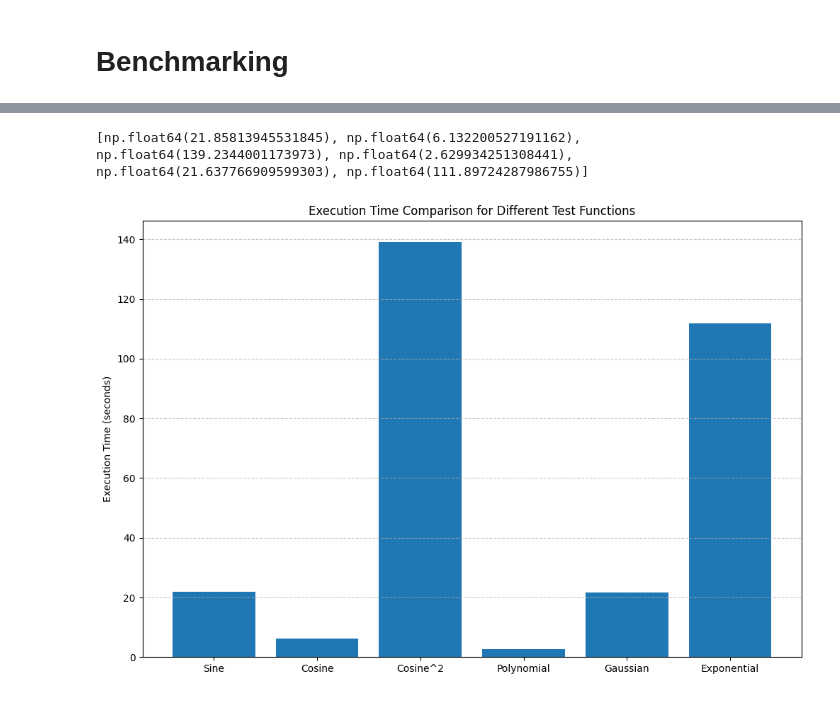
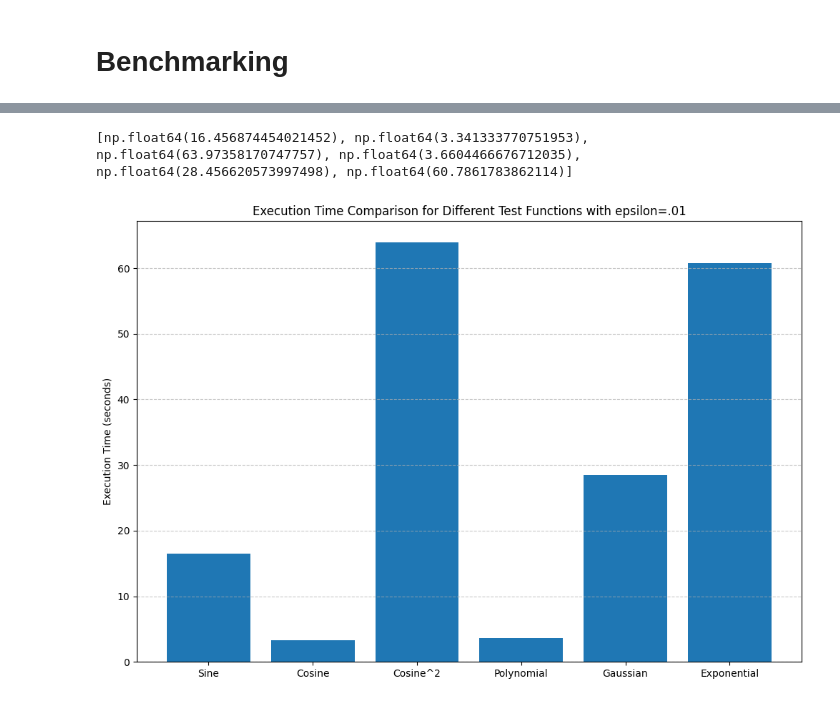
Before and after one commit to casparschucan/feynman-kac-python, a Jupyter notebook: src/benchmarking.ipynb, the cells around one changed output, grey strips where cells are left out. Cells and saved outputs as stored; diff of their text form; code cells hidden in the pictures.

```diff
--- a/src/benchmarking.ipynb
+++ b/src/benchmarking.ipynb
@@ -135,33 +135,33 @@ plt.show()
 # %%
 
 function_results = benchmark_results
 function_results = benchmark_results[benchmark_results['x'] == 0.5]
 function_results = function_results[function_results['dt0'] == 0.01]
 function_results = function_results[function_results['epsilon'] == 0.01]
 
 test_functions = {"Sine": sin,
                   "Cosine": cos,
                   "Cosine^2": sq_cos,
                   "Polynomial": poly,
                   "Gaussian": gaussian,
                   "Exponential": exp}
 
 times = [function_results[function_results['f'] == func]['avg_execution_time'].values[0] for func in test_functions.values()]
 print(times)
 
 # Create boxplot of execution times
 plt.figure(figsize=(12, 8))
 boxplot = plt.bar(
     list(test_functions.keys()),
     times
 )
 
-plt.title('Execution Time Comparison for Different Test Functions')
+plt.title('Execution Time Comparison for Different Test Functions with epsilon=.01')
 plt.ylabel('Execution Time (seconds)')
 plt.grid(axis='y', linestyle='--', alpha=0.7)
 # %% [output]
-[np.float64(21.85813945531845), np.float64(6.132200527191162), np.float64(139.2344001173973), np.float64(2.629934251308441), np.float64(21.637766909599303), np.float64(111.89724287986755)]
+[np.float64(16.456874454021452), np.float64(3.341333770751953), np.float64(63.97358170747757), np.float64(3.6604466676712035), np.float64(28.456620573997498), np.float64(60.7861783862114)]
-[figure, old version]
+[figure, new version]
 # %%
 
 dt_result = benchmark_results
```
Also changed, not shown: parts of 3 cells of this notebook.
